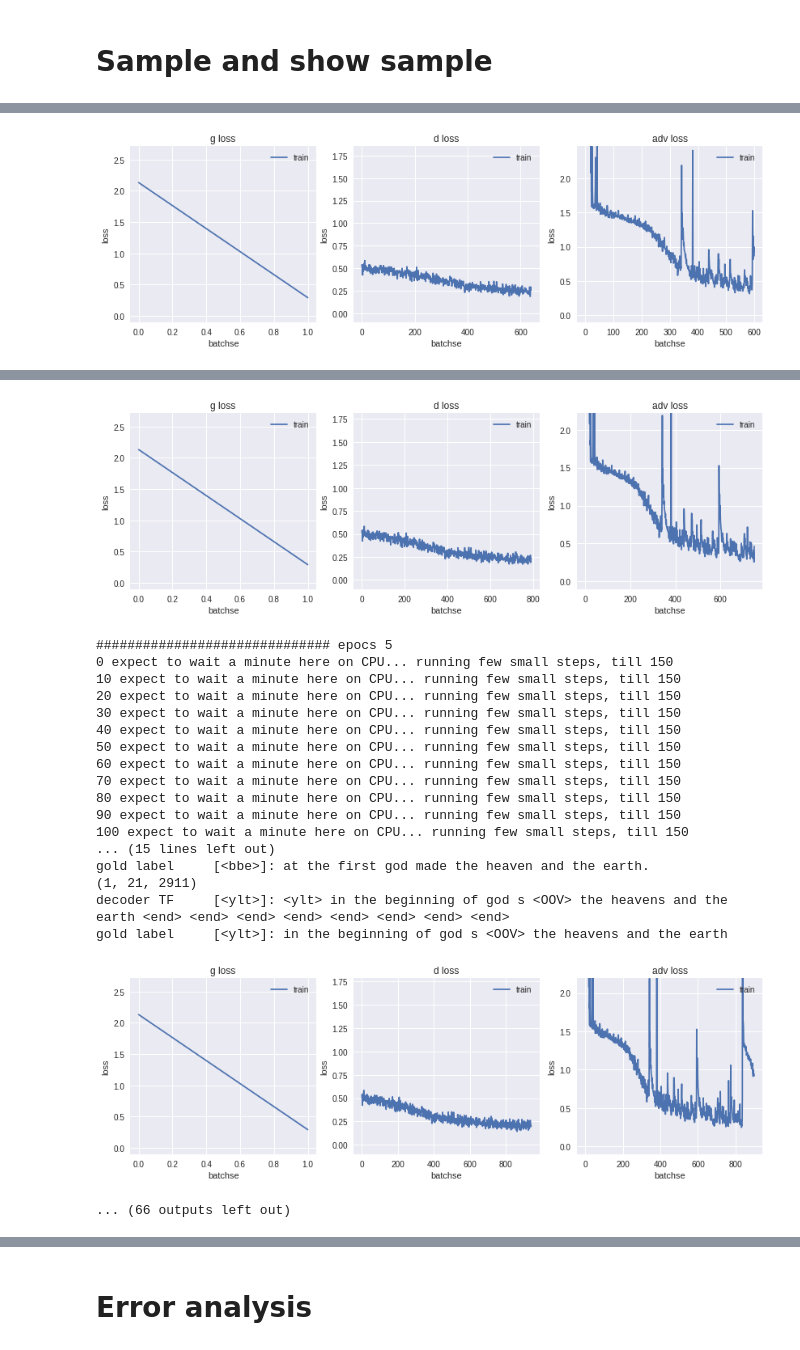
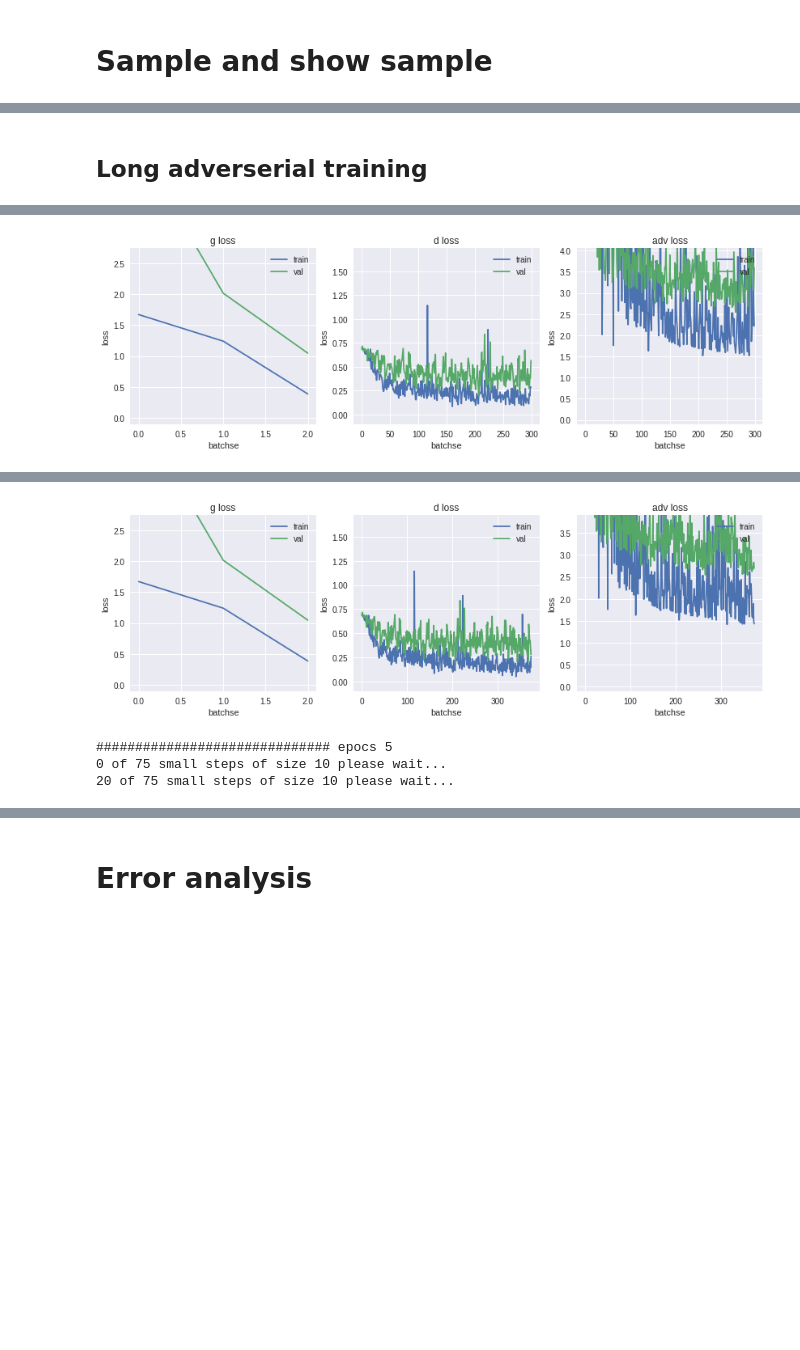
Before and after one commit to assaflehr/language-style-transfer, a Jupyter notebook: notebooks/keras_nlp.ipynb, the cells around one changed output, grey strips where cells are left out. Drawn from its saved outputs; the diff is of its cells as text; code cells hidden in the pictures; blank space fills up the shorter version.

```diff
--- a/notebooks/keras_nlp.ipynb
+++ b/notebooks/keras_nlp.ipynb
@@ -892,0 +233,18 @@ InvalidArgumentError: ignored
+# %%
+from decoder import SamplingDecoder
+sampler= SamplingDecoder(model)
+sampler.show_sample(dataset,'train',sample_ids=[0],teacher_forcing=True)
+#sampler.show_sample(dataset,'val',sample_ids=[0],teacher_forcing=False)
+
+#show_sample('train',sample_id=[0,1,2],teacher_forcing=False)
+
+# test tokenizer, by looking at the originals:
+#orogi https://raw.githubusercontent.com/scrollmapper/bible_databases/master/csv/t_bbe.csv
+#At the first God made the heaven and the earth.
+#And the earth was waste and without form; and it was dark on the face of the deep: and the Spirit of God was moving on the face of the waters.
+#"And God said, Let there be light: and there was light."
+
+#https://raw.githubusercontent.com/scrollmapper/bible_databases/master/csv/t_ylt.csv
+#In the beginning of God's preparing the heavens and the earth --
+#"the earth hath existed waste and void, and darkness `is' on the face of the deep, and the Spirit of God fluttering on the face of the waters,"
+#"and God saith, `Let light be;' and light is."
@@ -933,24 +388,25 @@ InvalidArgumentError: ignored
+# %% [markdown]
+## Long adverserial training
 # %%
 print ('epoc contains ',epoc,'batches of', batch_size)
-small_steps=5
-for e in range(50):
+small_steps_d=1
+small_steps_adv=10
+
+for e in range(10):
   print ('#'*30,'epocs',e)
-  for i in range(int(epoc/small_steps)):
-    if i%10 ==0:print (i,'expect to wait a minute here on CPU... running few small steps, till',int(epoc/small_steps))
-
-    for j in range(10): #train d until it has a reasnbile value. or enough steps passed
-      train_d(d,small_steps)
-      l=loss_history_d.losses['loss'][-1:][0]
-      if l<0.5:
-        break
-
-    train_adv(adv_model,small_steps)
-  show_sample('train',sample_id=[0],teacher_forcing=True)   #,8000+0
+  for i in range(int(epoc/small_steps_adv)):
+    if i%20 ==0:print (i,'of',int(epoc/small_steps_adv),'small steps of size',small_steps_adv,'please wait... ')
+    #for j in range(10): #train d until it has a reasnbile value. or enough steps passed
+    train_d(model.d,small_steps_d)
+    #  l=loss_history_d.losses['loss'][-1:][0]
+    #  if l<1.0:
+    #    break
+    train_adv(model.g_d,small_steps_adv)
+  sampler.show_sample(dataset,'train'  ,sample_ids=[0,1],teacher_forcing=True)
   plt_all()
 print ('done')
 
-models      = [encoder_model   , model,    decoder_sampling_model,   d_classifier_model] #rest can be built from them?
-model_names = ['encoder_model', 'model', 'decoder_sampling_model','d_classifier_model' ] #rest can be built from them?
-#Persistency().load_weights_from('models/2018-07-15_10-15-21',models,model_names)
-Persistency().save_weights(models,model_names) #not run yet....
+save=False
+if (save):
+  Persistency().save_weights(model.get_models(),model.get_model_names(),save_to_gdrive=False) #not run yet....
 # %% [output]
@@ -1028,2 +484,2 @@ gold label     [<ylt>]: in the beginning of god s <OOV> the heavens and the eart
-[figure, old version]
+[figure, new version]
 ############################## epocs 4
@@ -1046,20 +502,4 @@ gold label     [<ylt>]: in the beginning of god s <OOV> the heavens and the eart
-[figure, old version]
+[figure, new version]
 ############################## epocs 5
-0 expect to wait a minute here on CPU... running few small steps, till 150
-10 expect to wait a minute here on CPU... running few small steps, till 150
-20 expect to wait a minute here on CPU... running few small steps, till 150
-30 expect to wait a minute here on CPU... running few small steps, till 150
-40 expect to wait a minute here on CPU... running few small steps, till 150
-50 expect to wait a minute here on CPU... running few small steps, till 150
-60 expect to wait a minute here on CPU... running few small steps, till 150
-70 expect to wait a minute here on CPU... running few small steps, till 150
-80 expect to wait a minute here on CPU... running few small steps, till 150
-90 expect to wait a minute here on CPU... running few small steps, till 150
-100 expect to wait a minute here on CPU... running few small steps, till 150
-... (15 lines left out)
-gold label     [<bbe>]: at the first god made the heaven and the earth.
-(1, 21, 2911)
-decoder TF     [<ylt>]: <ylt> in the beginning of god s <OOV> the heavens and the earth <end> <end> <end> <end> <end> <end> <end> <end>
-gold label     [<ylt>]: in the beginning of god s <OOV> the heavens and the earth
+0 of 75 small steps of size 10 please wait...
+20 of 75 small steps of size 10 please wait...
-[figure, removed]
-... (66 outputs left out)
```
Also changed, not shown: parts of 40 cells of this notebook.
